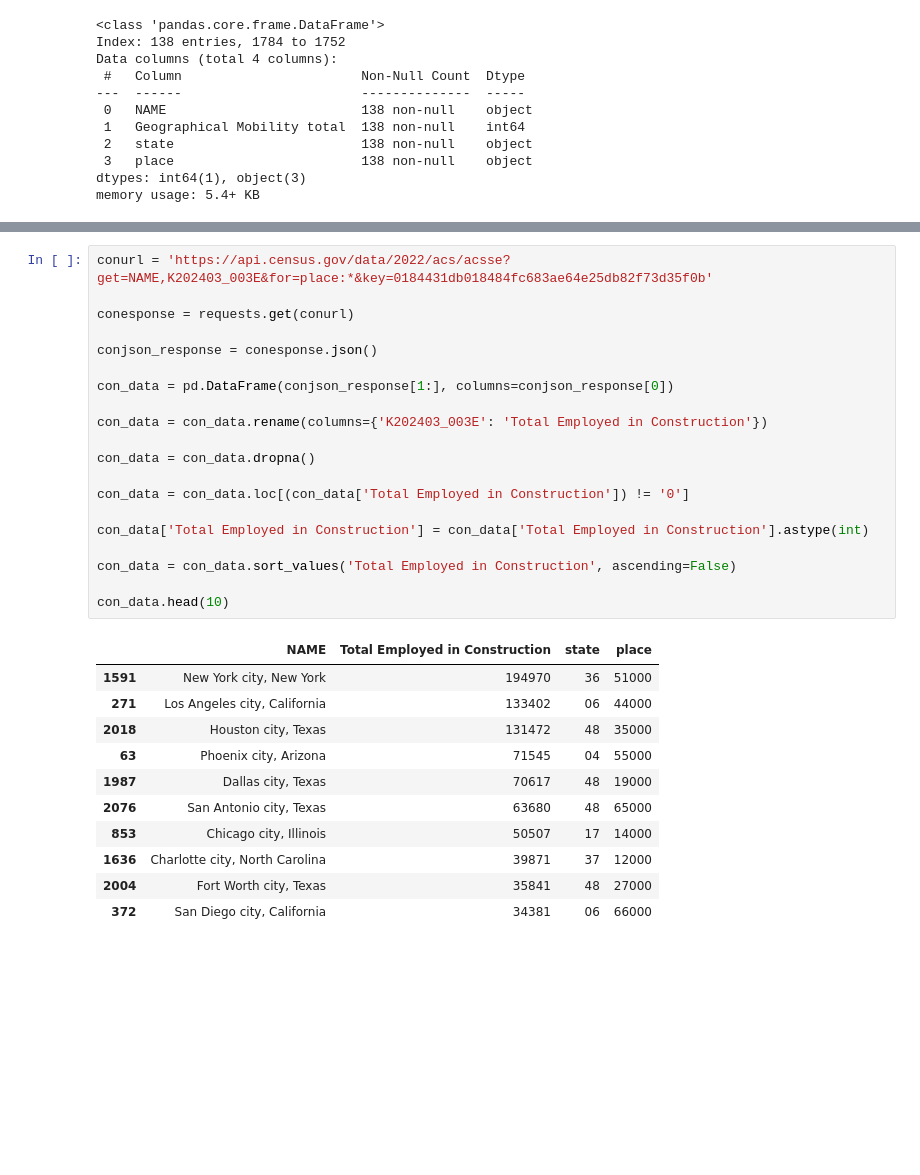
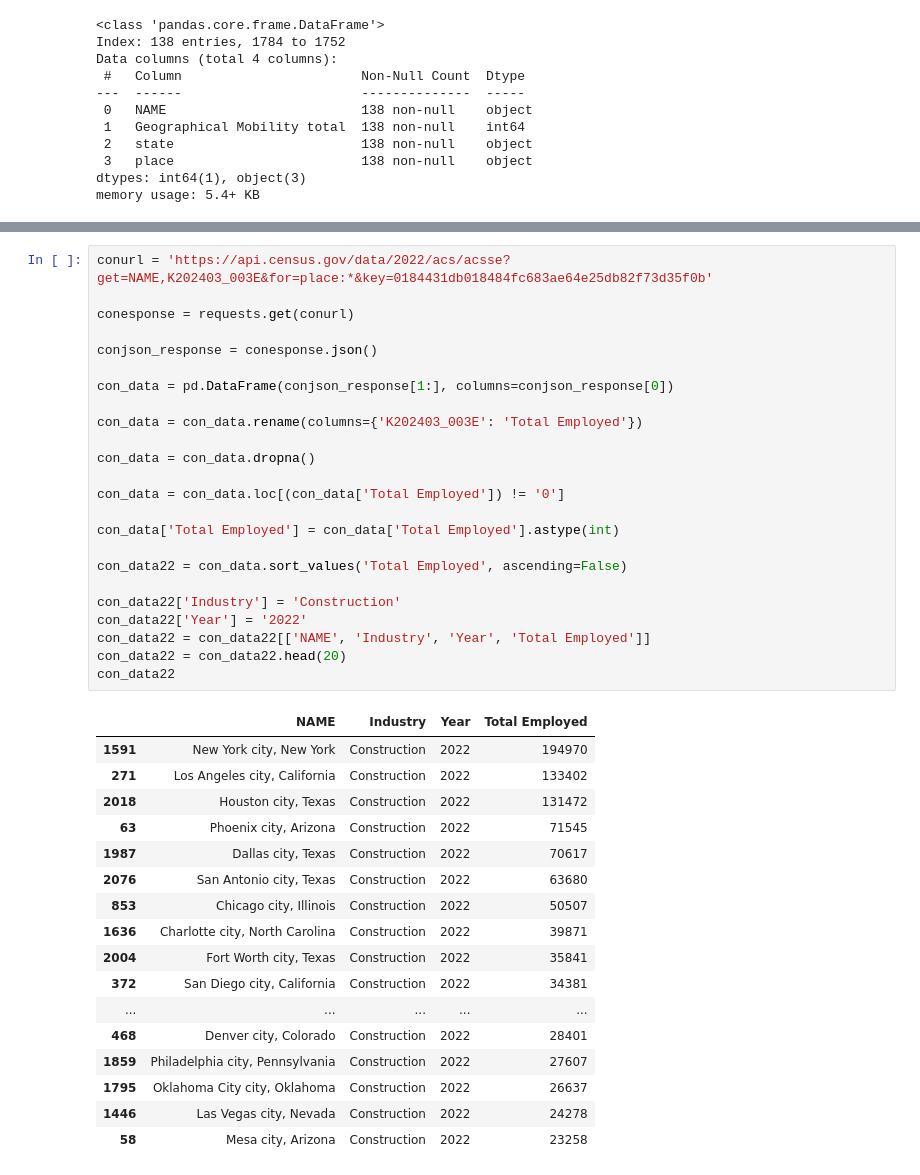
Before and after one commit to tcasteel/Project-3, a Jupyter notebook: census_api_test.ipynb, the cells around one changed output, grey strips where cells are left out. Cells and saved outputs as stored; diff of their text form; blank space fills up the shorter version.

```diff
--- a/census_api_test.ipynb
+++ b/census_api_test.ipynb
@@ -133,35 +112,45 @@ agr_data.head(10)
 # %%
 conurl = 'https://api.census.gov/data/2022/acs/acsse?get=NAME,K202403_003E&for=place:*&key=0184431db018484fc683ae64e25db82f73d35f0b'
 
 conesponse = requests.get(conurl)
 
 conjson_response = conesponse.json()
 
 con_data = pd.DataFrame(conjson_response[1:], columns=conjson_response[0])
 
-con_data = con_data.rename(columns={'K202403_003E': 'Total Employed in Construction'})
+con_data = con_data.rename(columns={'K202403_003E': 'Total Employed'})
 
 con_data = con_data.dropna()
 
-con_data = con_data.loc[(con_data['Total Employed in Construction']) != '0']
+con_data = con_data.loc[(con_data['Total Employed']) != '0']
 
-con_data['Total Employed in Construction'] = con_data['Total Employed in Construction'].astype(int)
+con_data['Total Employed'] = con_data['Total Employed'].astype(int)
 
-con_data = con_data.sort_values('Total Employed in Construction', ascending=False)
+con_data22 = con_data.sort_values('Total Employed', ascending=False)
 
-con_data.head(10)
+con_data22['Industry'] = 'Construction'
+con_data22['Year'] = '2022'
+con_data22 = con_data22[['NAME', 'Industry', 'Year', 'Total Employed']]
+con_data22 = con_data22.head(20)
+con_data22
 # %% [output]
-|  | NAME | Total Employed in Construction | state | place |
-| 1591 | New York city, New York | 194970 | 36 | 51000 |
-| 271 | Los Angeles city, California | 133402 | 06 | 44000 |
-| 2018 | Houston city, Texas | 131472 | 48 | 35000 |
-| 63 | Phoenix city, Arizona | 71545 | 04 | 55000 |
-| 1987 | Dallas city, Texas | 70617 | 48 | 19000 |
-| 2076 | San Antonio city, Texas | 63680 | 48 | 65000 |
-| 853 | Chicago city, Illinois | 50507 | 17 | 14000 |
-| 1636 | Charlotte city, North Carolina | 39871 | 37 | 12000 |
-| 2004 | Fort Worth city, Texas | 35841 | 48 | 27000 |
-| 372 | San Diego city, California | 34381 | 06 | 66000 |
+|  | NAME | Industry | Year | Total Employed |
+| 1591 | New York city, New York | Construction | 2022 | 194970 |
+| 271 | Los Angeles city, California | Construction | 2022 | 133402 |
+| 2018 | Houston city, Texas | Construction | 2022 | 131472 |
+| 63 | Phoenix city, Arizona | Construction | 2022 | 71545 |
+| 1987 | Dallas city, Texas | Construction | 2022 | 70617 |
+| 2076 | San Antonio city, Texas | Construction | 2022 | 63680 |
+| 853 | Chicago city, Illinois | Construction | 2022 | 50507 |
+| 1636 | Charlotte city, North Carolina | Construction | 2022 | 39871 |
+| 2004 | Fort Worth city, Texas | Construction | 2022 | 35841 |
+| 372 | San Diego city, California | Construction | 2022 | 34381 |
+| ... | ... | ... | ... | ... |
+| 468 | Denver city, Colorado | Construction | 2022 | 28401 |
+| 1859 | Philadelphia city, Pennsylvania | Construction | 2022 | 27607 |
+| 1795 | Oklahoma City city, Oklahoma | Construction | 2022 | 26637 |
+| 1446 | Las Vegas city, Nevada | Construction | 2022 | 24278 |
+| 58 | Mesa city, Arizona | Construction | 2022 | 23258 |
 # %%
 mfcturl = 'https://api.census.gov/data/2022/acs/acsse?get=NAME,K202403_004E&for=place:*&key=0184431db018484fc683ae64e25db82f73d35f0b'
 
```
Also changed, not shown: parts of 16 cells of this notebook.
